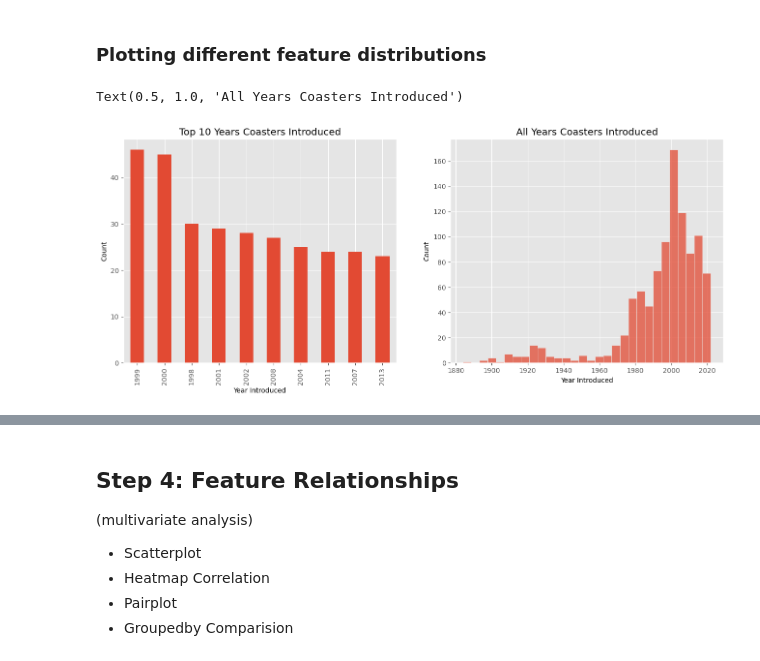
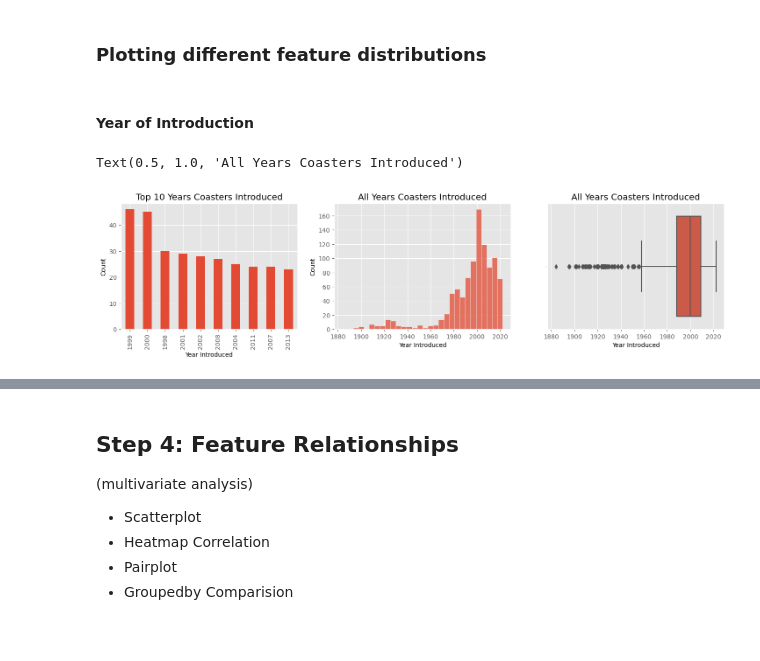
Before and after one commit to Pawcharz/Statistics-Analysis-Playground, a Jupyter notebook: rollercoaster/exploratory-data-analysis.ipynb, the cells around one changed output, grey strips where cells are left out. Cells and saved outputs as stored; diff of their text form; code cells hidden in the pictures.

Commit message:
Add plots for other features

```diff
--- a/rollercoaster/exploratory-data-analysis.ipynb
+++ b/rollercoaster/exploratory-data-analysis.ipynb
@@ -279,21 +279,28 @@ df.shape
   - Boxplot
 # %% [markdown]
 ### Plotting different feature distributions
+# %% [markdown]
+#### Year of Introduction
 # %%
-f, axs = plt.subplots(1, 2, figsize=(16, 6))
+f, axs = plt.subplots(1, 3, figsize=(15, 4))
+f.tight_layout(pad=3)
 
 df['Year_Introduced'].value_counts() \
   .head(10) \
   .plot(kind='bar', ax=axs[0])
 
 axs[0].set_xlabel("Year Introduced")
 axs[0].set_ylabel("Count")
 axs[0].set_title("Top 10 Years Coasters Introduced")
 
 
 sns.histplot(data=df, x="Year_Introduced", bins=30, ax=axs[1])
 axs[1].set_xlabel("Year Introduced")
 axs[1].set_title("All Years Coasters Introduced")
+
+sns.boxplot(data=df, x="Year_Introduced", ax=axs[2])
+axs[2].set_xlabel("Year Introduced")
+axs[2].set_title("All Years Coasters Introduced")
 # %% [output]
 Text(0.5, 1.0, 'All Years Coasters Introduced')
-[figure, old version]
+[figure, new version]
```
Also changed, not shown: parts of 9 cells of this notebook.
